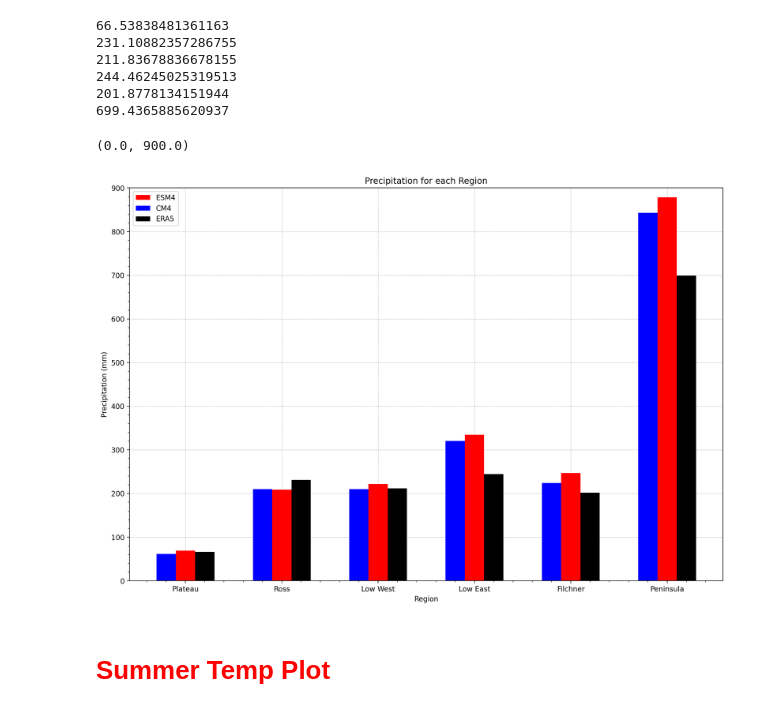
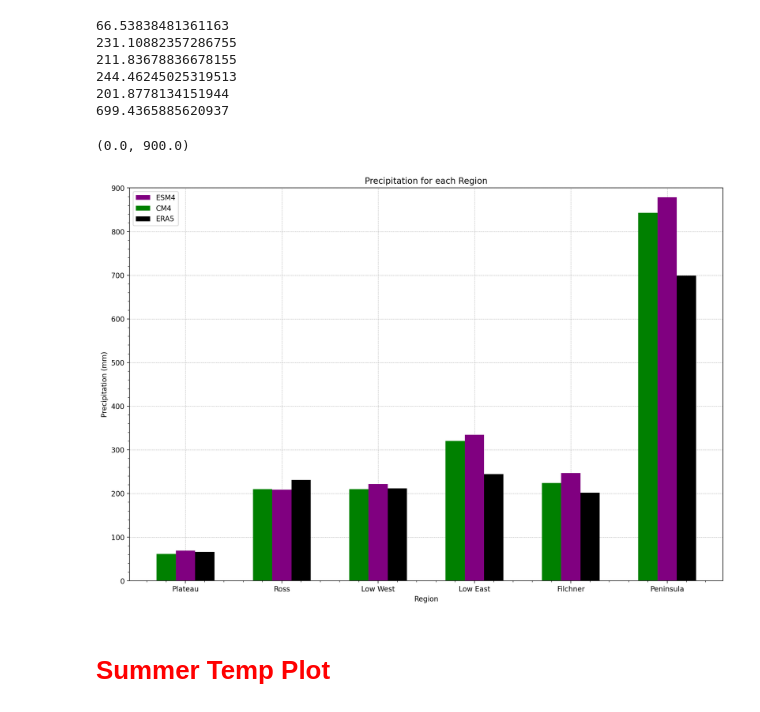
Before and after one commit to twass21/katabatic_winds, a Jupyter notebook: precip_bar_plots.ipynb, the cells around one changed output. Drawn from its saved outputs; the diff is of its cells as text; code cells hidden in the pictures.

```diff
--- a/precip_bar_plots.ipynb
+++ b/precip_bar_plots.ipynb
@@ -541,36 +541,36 @@ CM4_total = [61.688653913734015,
 320.4848031455185,
 224.34103148407303,
 842.8247180418111]
 ESM4_total = [69.07796680752654,
 209.17227551399264,
 221.95357071905164,
 334.75986213306896,
 246.67955531913321,
 878.7348217447288]
 
 ERA5_total = [66.53838481361163,
 231.10882357286755,
 211.83678836678155,
 244.46245025319513,
 201.8778134151944,
 699.4365885620937]
 
 X_axis = np.arange(len(X))
-plt.bar(X_axis, ESM4_total, 0.2, label = 'ESM4', color='r')
-plt.bar(X_axis - 0.2, CM4_total, 0.2, label = 'CM4', color= 'blue')
+plt.bar(X_axis, ESM4_total, 0.2, label = 'ESM4', color='purple')
+plt.bar(X_axis - 0.2, CM4_total, 0.2, label = 'CM4', color= 'green')
 plt.bar(X_axis + 0.2, ERA5_total, 0.2, label= 'ERA5', color= 'k')
 ax.grid(linewidth=0.5, linestyle= '--')
 ax.set_axisbelow(True)
 plt.xticks(X_axis, X)
 plt.xlabel("Region")
 plt.ylabel("Precipitation (mm)" )
 plt.title("Precipitation for each Region")
 plt.legend()
 ax.minorticks_on()
 plt.ylim(0,900)
 # %% [output]
 (0.0, 900.0)
-[figure, old version]
+[figure, new version]
 # %% [markdown]
 # <span style="color:red">Summer Temp Plot</span>
 # %%
```
